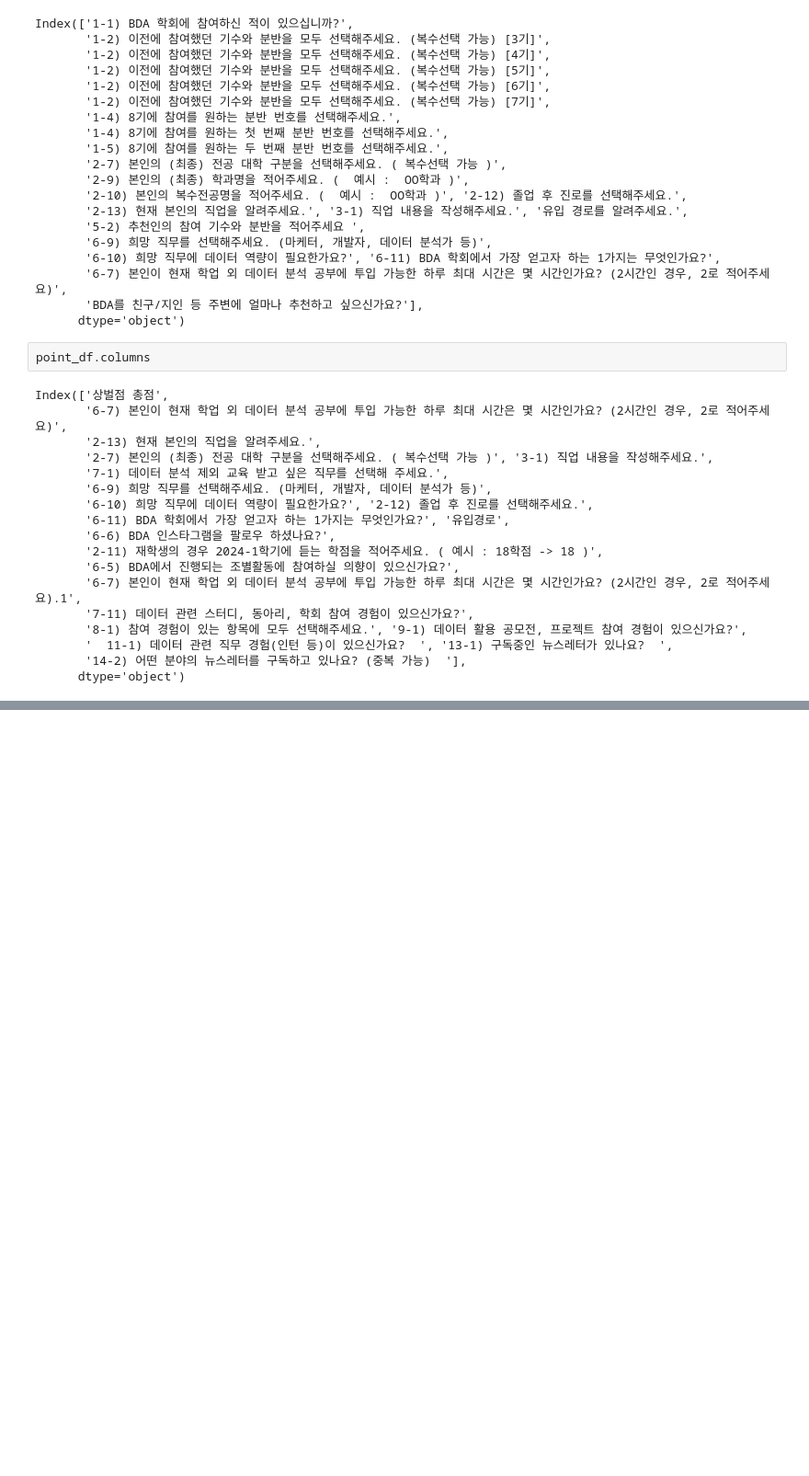
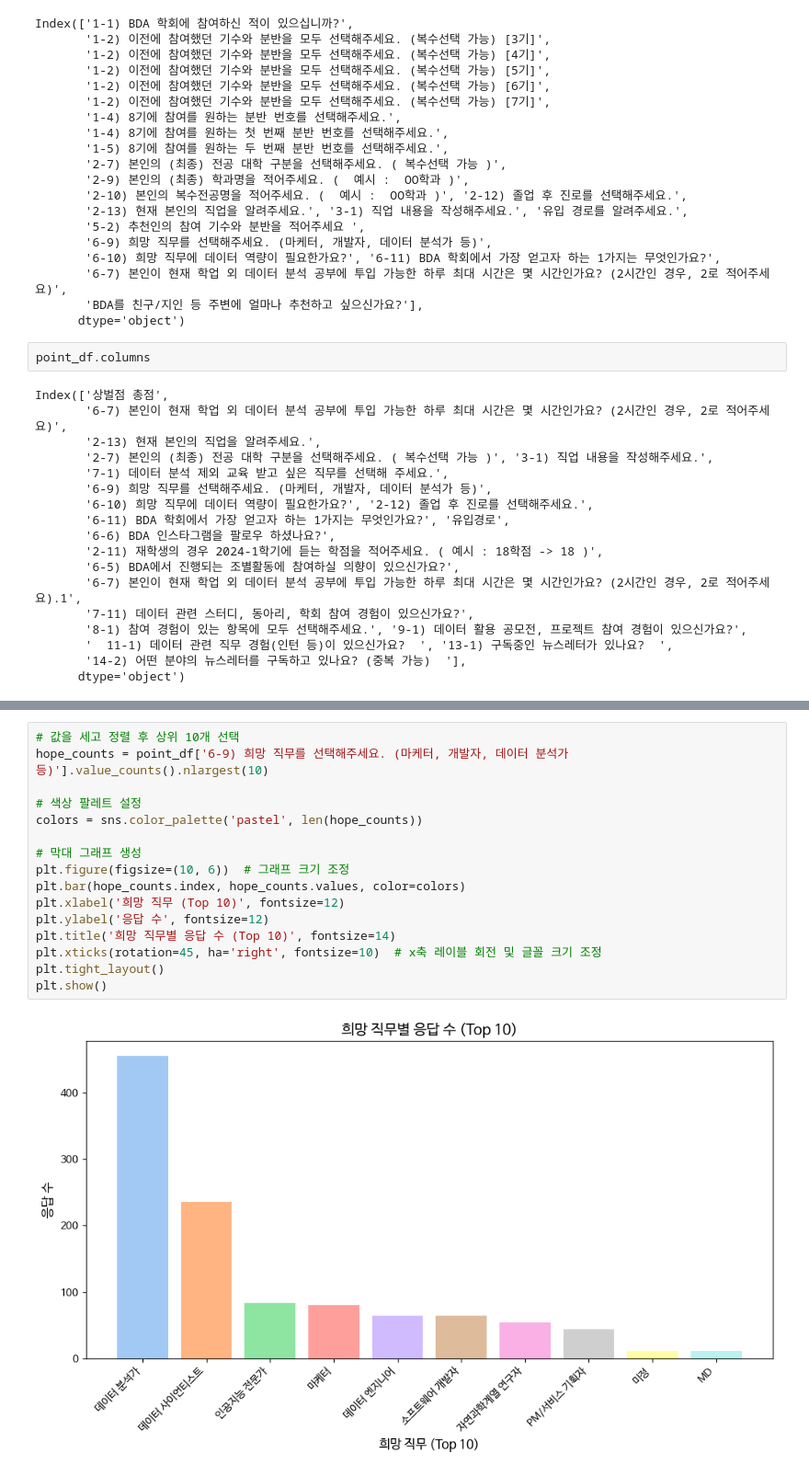
Before and after one commit to LYZAcell/data_study, a Jupyter notebook: BDA(통계)/이가영_41_최종과제_제출.ipynb, the cells around one changed output, grey strips where cells are left out. Shown at 92% size. Cells and saved outputs as stored; diff of their text form; blank space fills up the shorter version.

```diff
--- a/BDA(통계)/이가영_41_최종과제_제출.ipynb
+++ b/BDA(통계)/이가영_41_최종과제_제출.ipynb
@@ -258,0 +293,18 @@ Index(['상벌점 총점',
+# %%
+# 값을 세고 정렬 후 상위 10개 선택
+hope_counts = point_df['6-9) 희망 직무를 선택해주세요. (마케터, 개발자, 데이터 분석가 등)'].value_counts().nlargest(10)
+
+# 색상 팔레트 설정
+colors = sns.color_palette('pastel', len(hope_counts))
+
+# 막대 그래프 생성
+plt.figure(figsize=(10, 6))  # 그래프 크기 조정
+plt.bar(hope_counts.index, hope_counts.values, color=colors)
+plt.xlabel('희망 직무 (Top 10)', fontsize=12)
+plt.ylabel('응답 수', fontsize=12)
+plt.title('희망 직무별 응답 수 (Top 10)', fontsize=14)
+plt.xticks(rotation=45, ha='right', fontsize=10)  # x축 레이블 회전 및 글꼴 크기 조정
+plt.tight_layout()
+plt.show()
+# %% [output]
+[figure, added]
```
Also changed, not shown: parts of 6 cells of this notebook.
